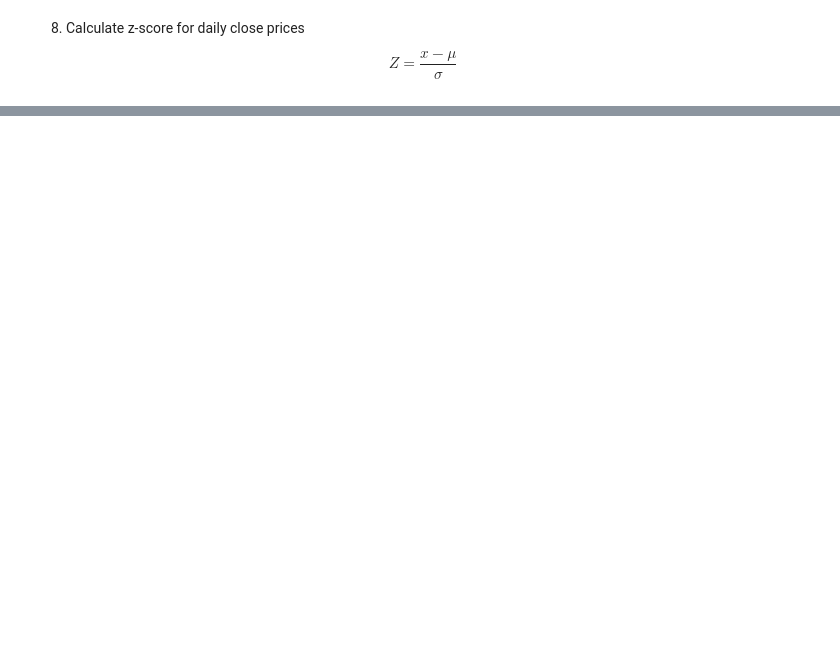
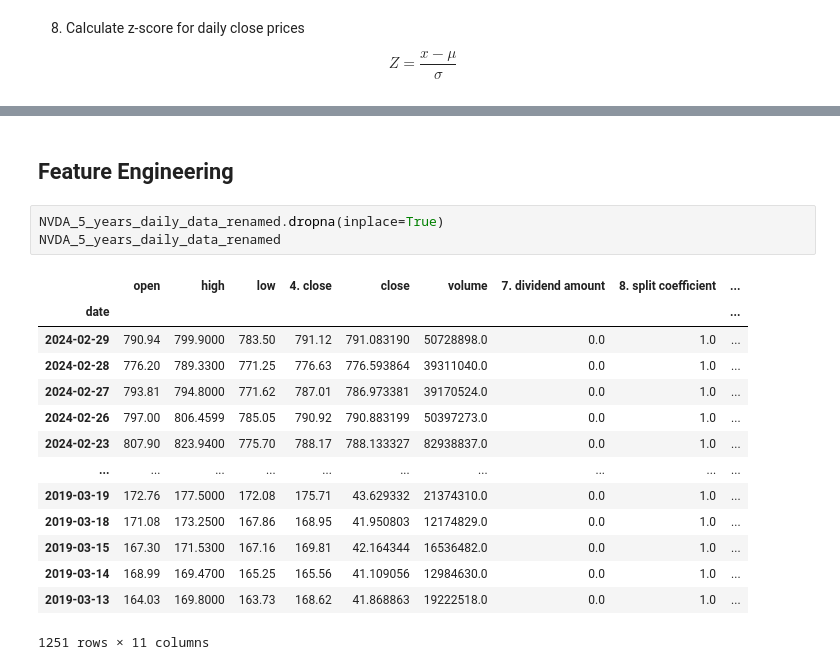
Before and after one commit to LibertyChaser/price_prediction, a Jupyter notebook: code/notebooks/w3_feature_engineering.ipynb, the cells around one changed output, grey strips where cells are left out. Saved outputs shown, nothing was run; the diff lists cells and outputs as text; blank space fills up the shorter version.

```diff
--- a/code/notebooks/w3_feature_engineering.ipynb
+++ b/code/notebooks/w3_feature_engineering.ipynb
@@ -108,3 +136,23 @@ NVDA_5_years_daily_data.to_csv(processed_data_path + 'features_NVDA.csv')
 print("Enhanced dataset saved successfully.")
 # %% [output]
 Enhanced dataset saved successfully.
+# %% [markdown]
+## Feature Engineering
+# %%
+NVDA_5_years_daily_data_renamed.dropna(inplace=True)
+NVDA_5_years_daily_data_renamed
+# %% [output]
+|  | open | high | low | 4. close | close | volume | 7. dividend amount | 8. split coefficient | ... |
+| date |  |  |  |  |  |  |  |  | ... |
+| 2024-02-29 | 790.94 | 799.9000 | 783.50 | 791.12 | 791.083190 | 50728898.0 | 0.0 | 1.0 | ... |
+| 2024-02-28 | 776.20 | 789.3300 | 771.25 | 776.63 | 776.593864 | 39311040.0 | 0.0 | 1.0 | ... |
+| 2024-02-27 | 793.81 | 794.8000 | 771.62 | 787.01 | 786.973381 | 39170524.0 | 0.0 | 1.0 | ... |
+| 2024-02-26 | 797.00 | 806.4599 | 785.05 | 790.92 | 790.883199 | 50397273.0 | 0.0 | 1.0 | ... |
+| 2024-02-23 | 807.90 | 823.9400 | 775.70 | 788.17 | 788.133327 | 82938837.0 | 0.0 | 1.0 | ... |
+| ... | ... | ... | ... | ... | ... | ... | ... | ... | ... |
+| 2019-03-19 | 172.76 | 177.5000 | 172.08 | 175.71 | 43.629332 | 21374310.0 | 0.0 | 1.0 | ... |
+| 2019-03-18 | 171.08 | 173.2500 | 167.86 | 168.95 | 41.950803 | 12174829.0 | 0.0 | 1.0 | ... |
+| 2019-03-15 | 167.30 | 171.5300 | 167.16 | 169.81 | 42.164344 | 16536482.0 | 0.0 | 1.0 | ... |
+| 2019-03-14 | 168.99 | 169.4700 | 165.25 | 165.56 | 41.109056 | 12984630.0 | 0.0 | 1.0 | ... |
+| 2019-03-13 | 164.03 | 169.8000 | 163.73 | 168.62 | 41.868863 | 19222518.0 | 0.0 | 1.0 | ... |
+1251 rows × 11 columns
```
Also changed, not shown: parts of 33 cells of this notebook.
